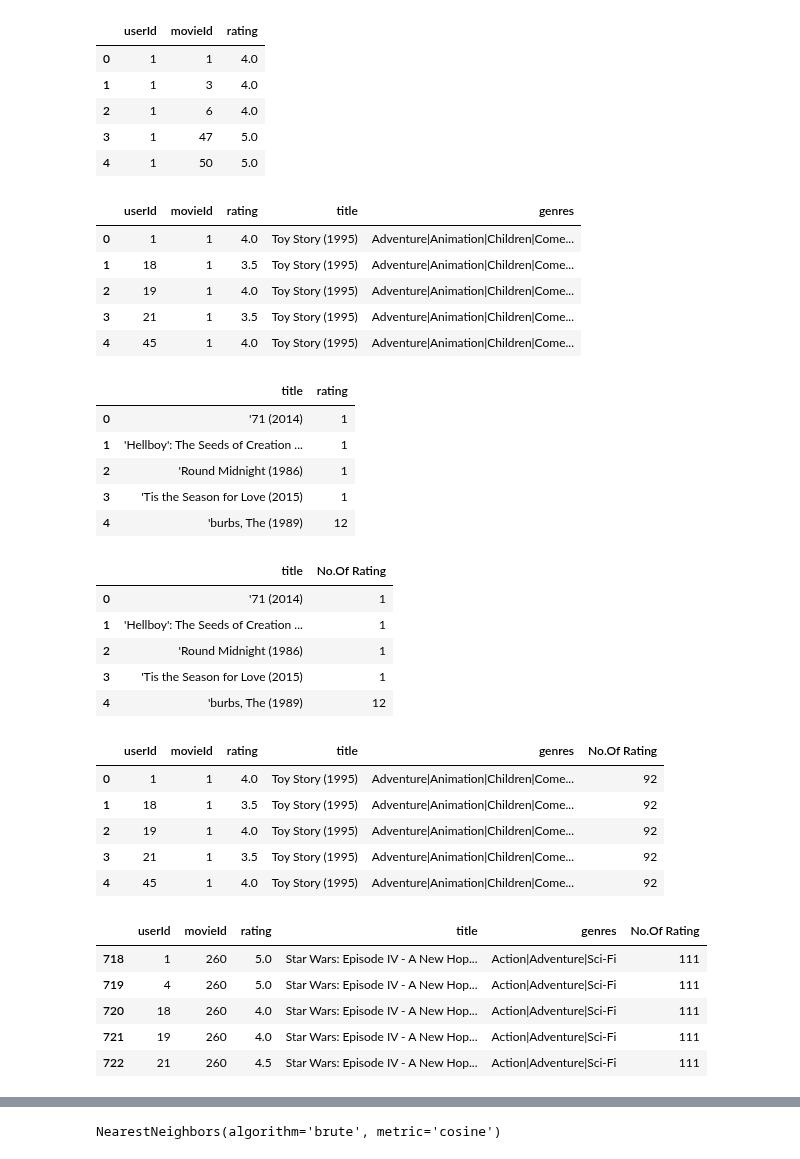
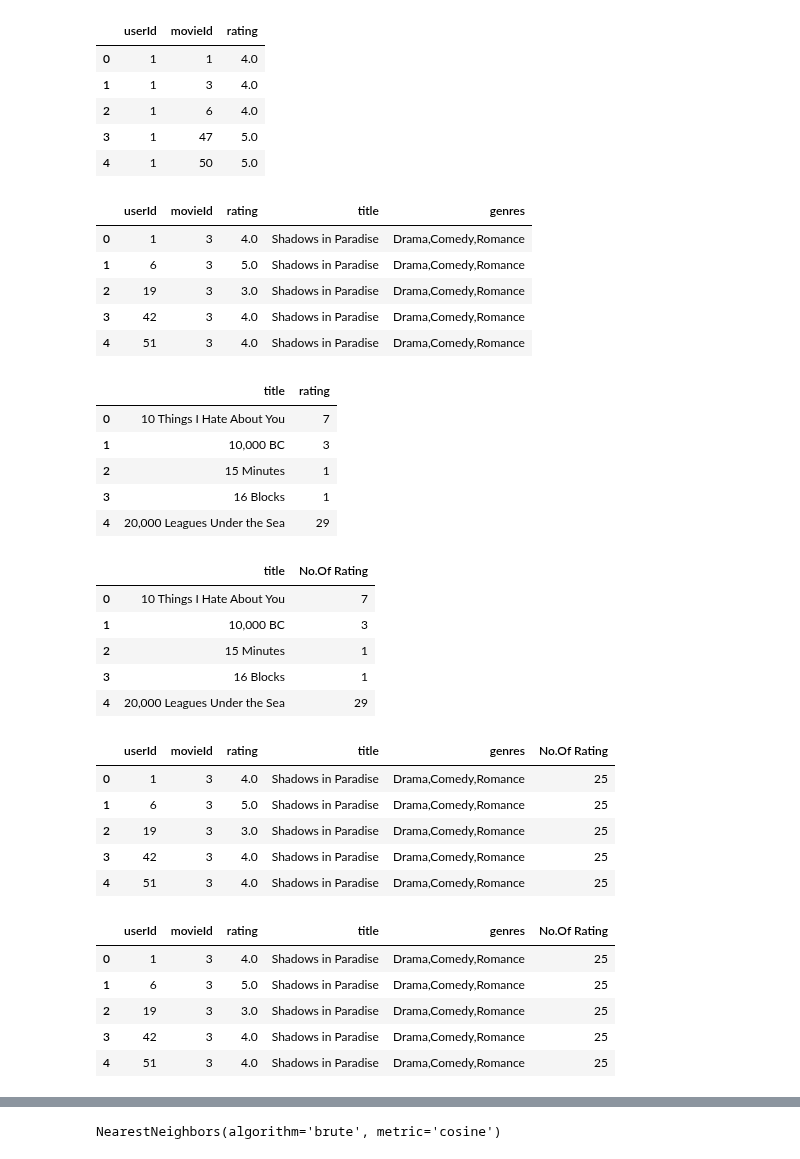
Before and after one commit to mohammed21kamall/Graduation-Project, a Jupyter notebook: Model AI/Collabirative Filtering/Collaborative_Filtering.ipynb, the cells around one changed output, grey strips where cells are left out. Saved outputs shown, nothing was run; the diff lists cells and outputs as text; code cells hidden in the pictures.

```diff
--- a/Model AI/Collabirative Filtering/Collaborative_Filtering.ipynb
+++ b/Model AI/Collabirative Filtering/Collaborative_Filtering.ipynb
@@ -10,11 +9,8 @@ from sklearn.neighbors import NearestNeighbors
 warnings.filterwarnings('ignore')
-# %%
-pd.set_option('display.max_rows', None)
-pd.set_option('display.max_columns', None)
 # %%
 # Load datasets
-ratings = pd.read_csv("drive/MyDrive/Dataset2/ratings.csv")
-movies = pd.read_csv("drive/MyDrive/Dataset2/movies.csv")
+ratings = pd.read_csv("drive/MyDrive/Dataset2/General Result/ratings.csv")
+movies = pd.read_csv("drive/MyDrive/Dataset2/General Result/Movies.csv")
 # %%
 ratings.head()
 # %% [output]
@@ -76,53 +61,53 @@ movies_ratings = pd.merge(ratings, movies, on="movieId")
 movies_ratings.head()
 # %% [output]
 |  | userId | movieId | rating | title | genres |
-| 0 | 1 | 1 | 4.0 | Toy Story (1995) | Adventure|Animation|Children|Come... |
-| 1 | 18 | 1 | 3.5 | Toy Story (1995) | Adventure|Animation|Children|Come... |
-| 2 | 19 | 1 | 4.0 | Toy Story (1995) | Adventure|Animation|Children|Come... |
-| 3 | 21 | 1 | 3.5 | Toy Story (1995) | Adventure|Animation|Children|Come... |
-| 4 | 45 | 1 | 4.0 | Toy Story (1995) | Adventure|Animation|Children|Come... |
+| 0 | 1 | 3 | 4.0 | Shadows in Paradise | Drama,Comedy,Romance |
+| 1 | 6 | 3 | 5.0 | Shadows in Paradise | Drama,Comedy,Romance |
+| 2 | 19 | 3 | 3.0 | Shadows in Paradise | Drama,Comedy,Romance |
+| 3 | 42 | 3 | 4.0 | Shadows in Paradise | Drama,Comedy,Romance |
+| 4 | 51 | 3 | 4.0 | Shadows in Paradise | Drama,Comedy,Romance |
 # %%
 # Count number of ratings for each movie
 number_rating = movies_ratings.groupby('title')['rating'].count().reset_index()
 number_rating.head()
 # %% [output]
 |  | title | rating |
-| 0 | '71 (2014) | 1 |
-| 1 | 'Hellboy': The Seeds of Creation ... | 1 |
-| 2 | 'Round Midnight (1986) | 1 |
-| 3 | 'Tis the Season for Love (2015) | 1 |
-| 4 | 'burbs, The (1989) | 12 |
+| 0 | 10 Things I Hate About You | 7 |
+| 1 | 10,000 BC | 3 |
+| 2 | 15 Minutes | 1 |
+| 3 | 16 Blocks | 1 |
+| 4 | 20,000 Leagues Under the Sea | 29 |
 # %%
 number_rating.rename(columns={'rating': 'No.Of Rating'}, inplace=True)
 number_rating.head()
 # %% [output]
 |  | title | No.Of Rating |
-| 0 | '71 (2014) | 1 |
-| 1 | 'Hellboy': The Seeds of Creation ... | 1 |
-| 2 | 'Round Midnight (1986) | 1 |
-| 3 | 'Tis the Season for Love (2015) | 1 |
-| 4 | 'burbs, The (1989) | 12 |
+| 0 | 10 Things I Hate About You | 7 |
+| 1 | 10,000 BC | 3 |
+| 2 | 15 Minutes | 1 |
+| 3 | 16 Blocks | 1 |
+| 4 | 20,000 Leagues Under the Sea | 29 |
 # %%
 # Merge to get final ratings data
 final_rating = movies_ratings.merge(number_rating, on='title')
 final_rating.head()
 # %% [output]
 |  | userId | movieId | rating | title | genres | No.Of Rating |
-| 0 | 1 | 1 | 4.0 | Toy Story (1995) | Adventure|Animation|Children|Come... | 92 |
-| 1 | 18 | 1 | 3.5 | Toy Story (1995) | Adventure|Animation|Children|Come... | 92 |
-| 2 | 19 | 1 | 4.0 | Toy Story (1995) | Adventure|Animation|Children|Come... | 92 |
-| 3 | 21 | 1 | 3.5 | Toy Story (1995) | Adventure|Animation|Children|Come... | 92 |
-| 4 | 45 | 1 | 4.0 | Toy Story (1995) | Adventure|Animation|Children|Come... | 92 |
+| 0 | 1 | 3 | 4.0 | Shadows in Paradise | Drama,Comedy,Romance | 25 |
+| 1 | 6 | 3 | 5.0 | Shadows in Paradise | Drama,Comedy,Romance | 25 |
+| 2 | 19 | 3 | 3.0 | Shadows in Paradise | Drama,Comedy,Romance | 25 |
+| 3 | 42 | 3 | 4.0 | Shadows in Paradise | Drama,Comedy,Romance | 25 |
+| 4 | 51 | 3 | 4.0 | Shadows in Paradise | Drama,Comedy,Romance | 25 |
 # %%
-final_rating = final_rating[final_rating['No.Of Rating'] >= 50]
+final_rating = final_rating[final_rating['No.Of Rating'] >= 10]
 final_rating.head()
 # %% [output]
 |  | userId | movieId | rating | title | genres | No.Of Rating |
-| 718 | 1 | 260 | 5.0 | Star Wars: Episode IV - A New Hop... | Action|Adventure|Sci-Fi | 111 |
-| 719 | 4 | 260 | 5.0 | Star Wars: Episode IV - A New Hop... | Action|Adventure|Sci-Fi | 111 |
-| 720 | 18 | 260 | 4.0 | Star Wars: Episode IV - A New Hop... | Action|Adventure|Sci-Fi | 111 |
-| 721 | 19 | 260 | 4.0 | Star Wars: Episode IV - A New Hop... | Action|Adventure|Sci-Fi | 111 |
-| 722 | 21 | 260 | 4.5 | Star Wars: Episode IV - A New Hop... | Action|Adventure|Sci-Fi | 111 |
+| 0 | 1 | 3 | 4.0 | Shadows in Paradise | Drama,Comedy,Romance | 25 |
+| 1 | 6 | 3 | 5.0 | Shadows in Paradise | Drama,Comedy,Romance | 25 |
+| 2 | 19 | 3 | 3.0 | Shadows in Paradise | Drama,Comedy,Romance | 25 |
+| 3 | 42 | 3 | 4.0 | Shadows in Paradise | Drama,Comedy,Romance | 25 |
+| 4 | 51 | 3 | 4.0 | Shadows in Paradise | Drama,Comedy,Romance | 25 |
 # %%
 # Create the user-movie interaction matrix
 user_movie_matrix = final_rating.pivot_table(columns='movieId', index='userId', values='rating')
```
Also changed, not shown: parts of 6 cells of this notebook.
